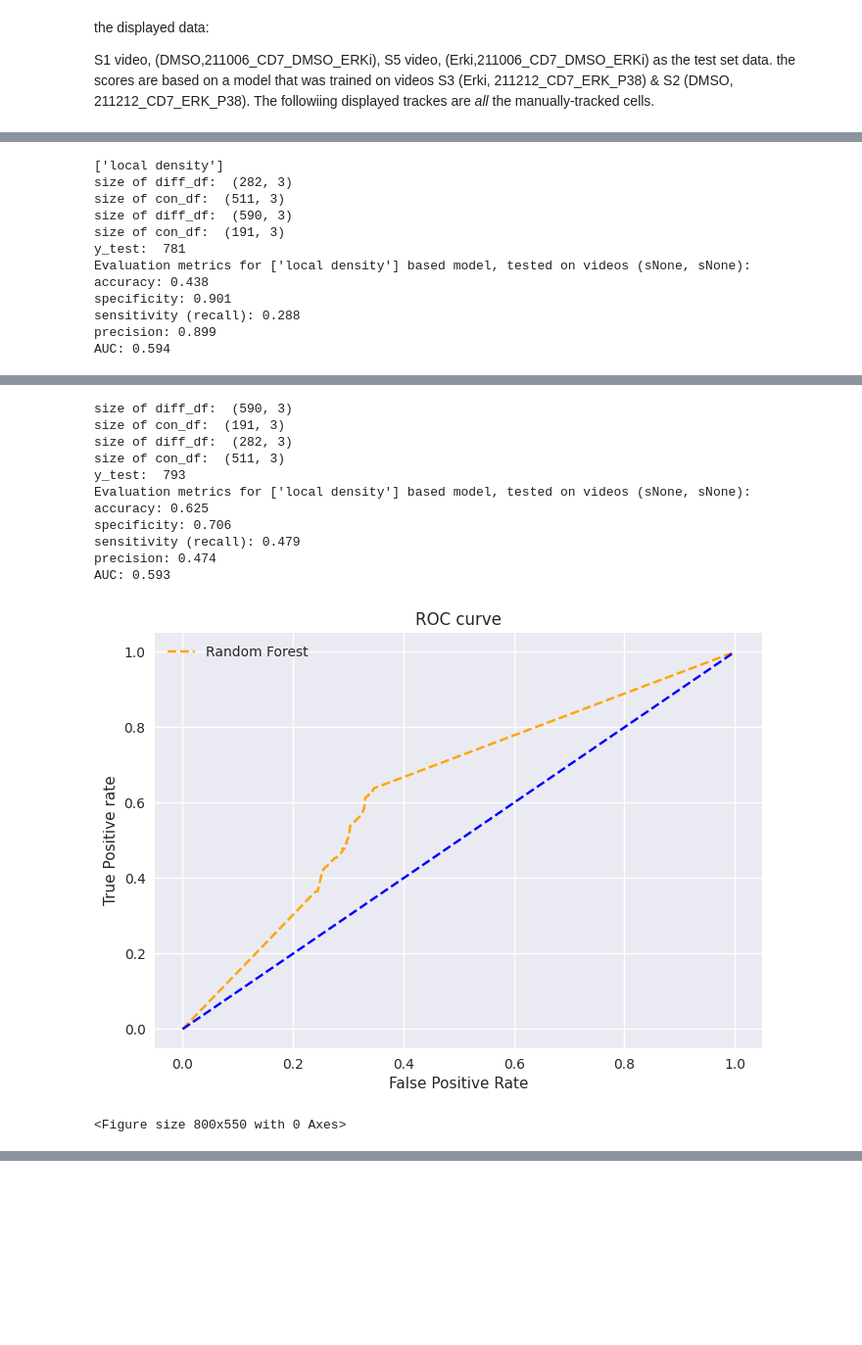
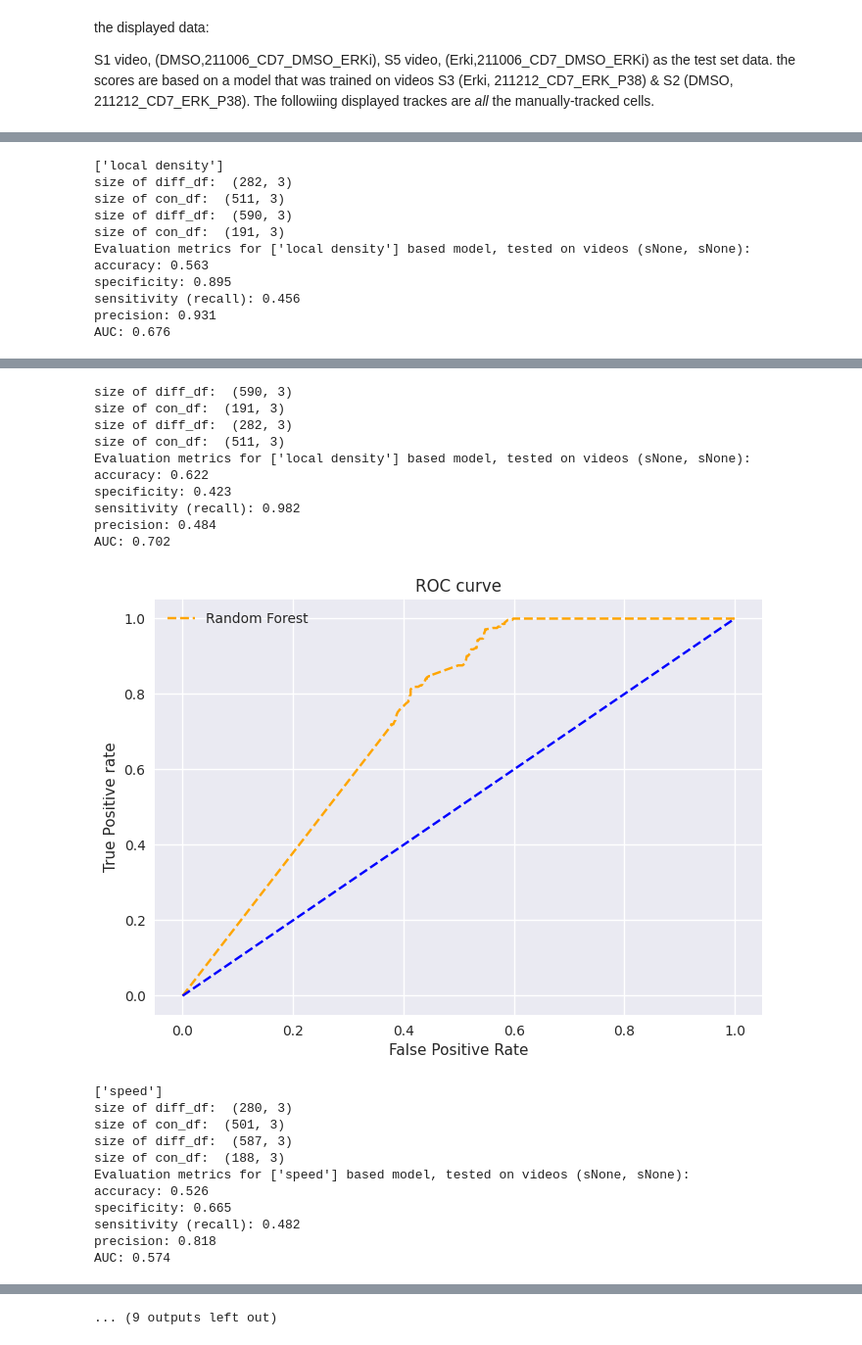
Before and after one commit to zaritskylab/muscle-formation-prediction, a Jupyter notebook: analysis/notebooks/figure_3.ipynb, the cells around one changed output, grey strips where cells are left out. Shown at 98% size. Cells and saved outputs as stored; diff of their text form; code cells hidden in the pictures; blank space fills up the shorter version.

```diff
--- a/analysis/notebooks/figure_3.ipynb
+++ b/analysis/notebooks/figure_3.ipynb
@@ -116,8 +116,3 @@ the displayed data:
 S1 video, (DMSO,211006_CD7_DMSO_ERKi), S5 video, (Erki,211006_CD7_DMSO_ERKi)
 as the test set data. the scores are based on a model that was trained on videos S3 (Erki, 211212_CD7_ERK_P38) & S2 (DMSO, 211212_CD7_ERK_P38).
 The followiing displayed trackes are *all* the manually-tracked cells.
-# %%
-df = scores_df_s3
-print(df["Spot track ID"].nunique())
-new_df = data_utils.remove_short_tracks(df.copy(), 1)
-print(new_df["Spot track ID"].nunique())
@@ -162,8 +153,3 @@ def create_rf(dir_path, features_lst, cols, train_con, train_dif, test_con, test
     data_utils.save_data(dir_path, X_train=X_train, y_train=y_train, X_test=X_test, y_test=y_test, clf=clf)
 
     return [df_test_con, df_test_dif, clf, auc]
-# %%
-path = consts.storage_path + "/15-12-2022-actin_intensity local dens-False, s1, s5 train [130, 160] diff window win size 16/track len 30, impute_func-ImputeAllData_impute_zeroes reg MeanOpticalFlowReg_/S3_properties_MeanOpticalFlowReg_.pkl"
-props_s3 = pickle.load(open(path, 'rb'))
-props_s3["Spot track ID"].nunique()
-ids = props_s3["Spot track ID"].unique()
@@ -257,30 +190,22 @@ def run_clf_model(features_lst, scaler, avg_score=False):
     return np.mean(aucs_lst), np.std(aucs_lst)
 lag1=1
 lag2=1
-scores_df_dict = {"s1": data_utils.remove_short_tracks(scores_df_s1.copy(), 1),
-                  "s2": data_utils.remove_short_tracks(scores_df_s2.copy(), 1),
-                  "s3": scores_df_s3_50,
-                  "s5": data_utils.remove_short_tracks(scores_df_s5.copy(), 1)}
-lsts = [["local density"], ] #["speed"], ["mean"], ["persistence"], ["speed", "mean", "persistence", "local density"]]
+scores_df_dict = {"s1": scores_df_s1, "s2": scores_df_s2, "s3": scores_df_s3, "s5": scores_df_s5}
+lsts = [["local density"], ["speed"], ["mean"], ["persistence"], ["speed", "mean", "persistence", "local density"]]
 aucs_standard = {}
 aucs_none = {}
 for lst in lsts:
     print(lst)
-    aucs_none[str(lst)] = run_clf_model(lst, scaler=None, avg_score=False)
-# size of diff_df:  (189, 3)
-# size of con_df:  (322, 3)
-# size of diff_df:  (449, 3)
-# size of con_df:  (150, 3)
+    aucs_none[str(lst)] = run_clf_model(lst, scaler=None, avg_score=True)
 # %% [output]
 ['local density']
 size of diff_df:  (282, 3)
 size of con_df:  (511, 3)
 size of diff_df:  (590, 3)
 size of con_df:  (191, 3)
-y_test:  781
 Evaluation metrics for ['local density'] based model, tested on videos (sNone, sNone):
-accuracy: 0.438
-specificity: 0.901
-sensitivity (recall): 0.288
-precision: 0.899
-AUC: 0.594
+accuracy: 0.563
+specificity: 0.895
+sensitivity (recall): 0.456
+precision: 0.931
+AUC: 0.676
@@ -288,13 +213,22 @@ AUC: 0.594
 size of diff_df:  (590, 3)
 size of con_df:  (191, 3)
 size of diff_df:  (282, 3)
 size of con_df:  (511, 3)
-y_test:  793
 Evaluation metrics for ['local density'] based model, tested on videos (sNone, sNone):
-accuracy: 0.625
-specificity: 0.706
-sensitivity (recall): 0.479
-precision: 0.474
-AUC: 0.593
+accuracy: 0.622
+specificity: 0.423
+sensitivity (recall): 0.982
+precision: 0.484
+AUC: 0.702
-[figure, old version]
+[figure, new version]
-<Figure size 800x550 with 0 Axes>
+['speed']
+size of diff_df:  (280, 3)
+size of con_df:  (501, 3)
+size of diff_df:  (587, 3)
+size of con_df:  (188, 3)
+Evaluation metrics for ['speed'] based model, tested on videos (sNone, sNone):
+accuracy: 0.526
+specificity: 0.665
+sensitivity (recall): 0.482
+precision: 0.818
+AUC: 0.574
@@ -301,3 +270,4 @@ AUC: 0.593
+... (9 outputs left out)
 # %%
 def get_mean_auc(model_path1, model_path2):
     clf, _, x_test, _, y_test = data_utils.load_data(model_path1, load_clf=True, load_x_train=False, load_x_test=True, load_y_test=True, load_y_train=False)
```
Also changed, not shown: parts of 13 cells of this notebook, 13 other files.
